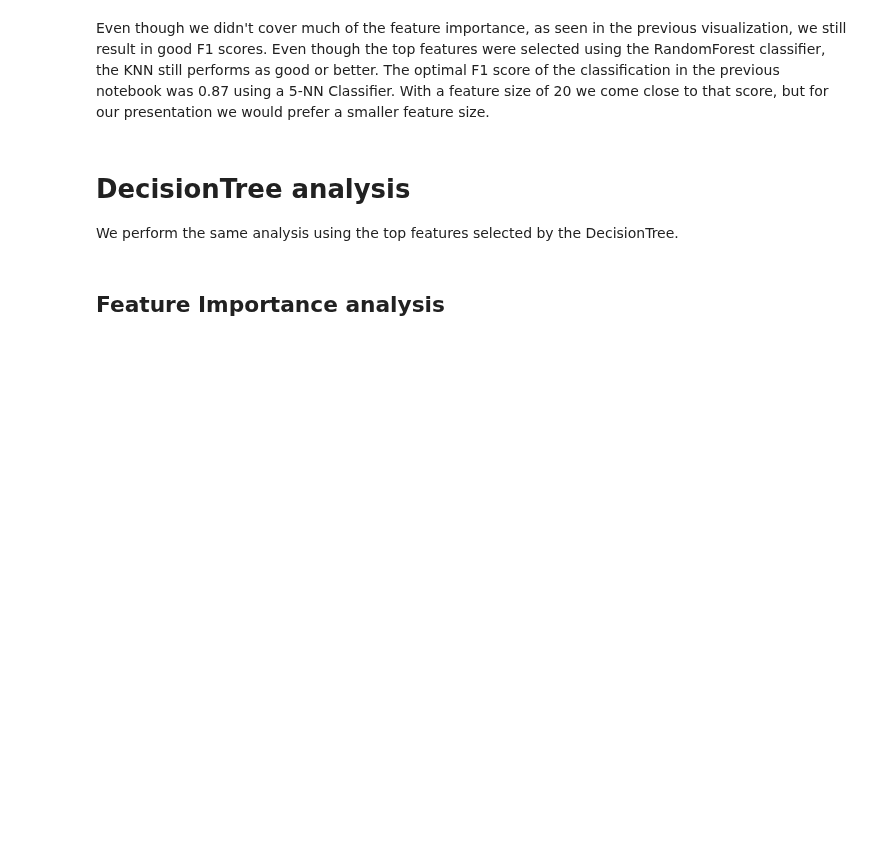
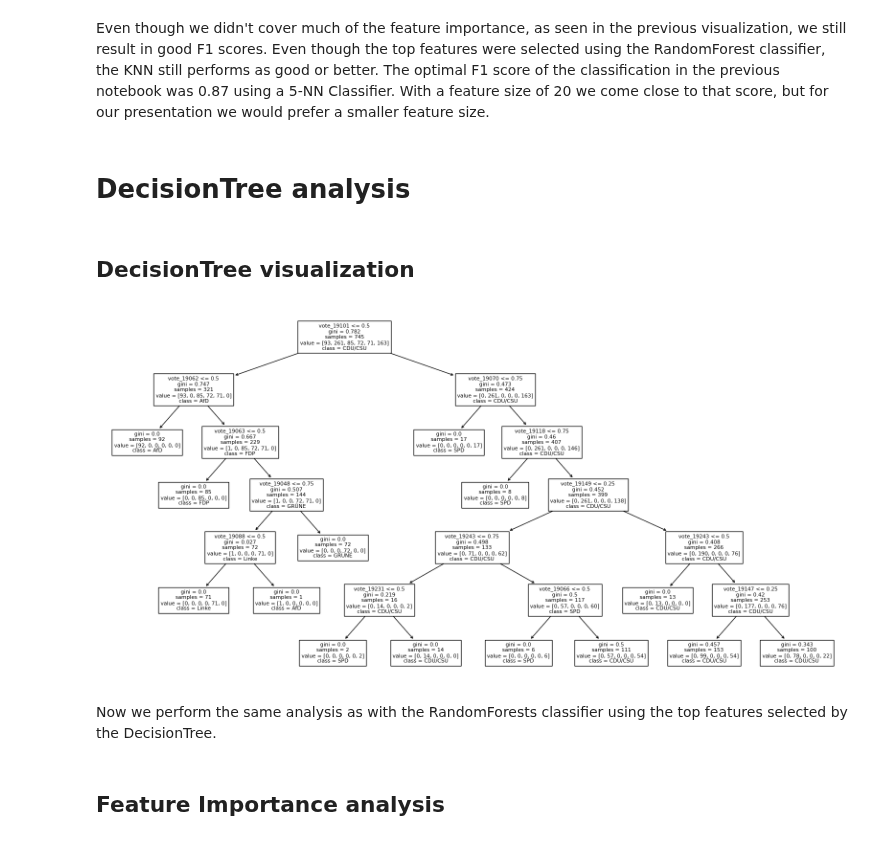
Before and after one commit to mograev/btvote, a Jupyter notebook: notebooks/5-feature-selection.ipynb, the cells around one changed output. Cells and saved outputs as stored; diff of their text form; code cells hidden in the pictures; blank space fills up the shorter version.

Commit message:
exported trained classifier

```diff
--- a/notebooks/5-feature-selection.ipynb
+++ b/notebooks/5-feature-selection.ipynb
@@ -130,10 +131,28 @@ results
 | 2 | 20.0 | 0.841902 | 0.865940 |
 # %% [markdown]
 Even though we didn't cover much of the feature importance, as seen in the previous visualization, we still result in good F1 scores. Even though the top features were selected using the RandomForest classifier, the KNN still performs as good or better. The optimal F1 score of the classification in the previous notebook was 0.87 using a 5-NN Classifier. With a feature size of 20 we come close to that score, but for our presentation we would prefer a smaller feature size.
+# %% [markdown]
+# DecisionTree analysis
+# %% [markdown]
+## DecisionTree visualization
+# %%
+from sklearn.tree import DecisionTreeClassifier
+from sklearn.tree import plot_tree
+
+# initialize DecisionTreeClassifier
+# Note: We reduce max_depth so that we can understand the tree
+dt_classifier = DecisionTreeClassifier(max_depth=6, random_state=42)
+
+# fit the classifier on data
+dt_classifier.fit(btvote_data, btvote_target)
+
+plt.figure(figsize=(20,10))
+plot_tree(dt_classifier, feature_names=btvote_data.columns, class_names=label_encoder.classes_)
+plt.show()
+# %% [output]
+[figure, added]
 # %% [markdown]
-# DecisionTree analysis
-
-We perform the same analysis using the top features selected by the DecisionTree.
+Now we perform the same analysis as with the RandomForests classifier using the top features selected by the DecisionTree.
 # %% [markdown]
 ## Feature Importance analysis
 # %%
```
Also changed, not shown: parts of 12 cells of this notebook, 1 other file.
